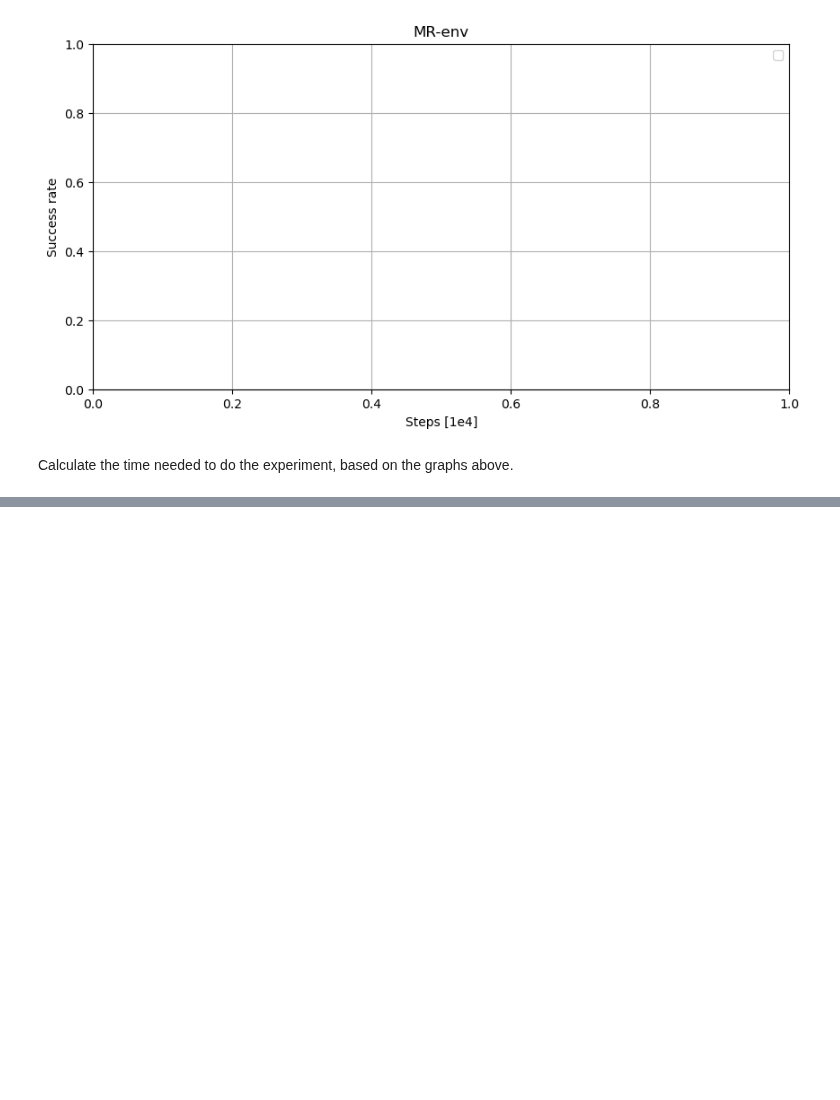
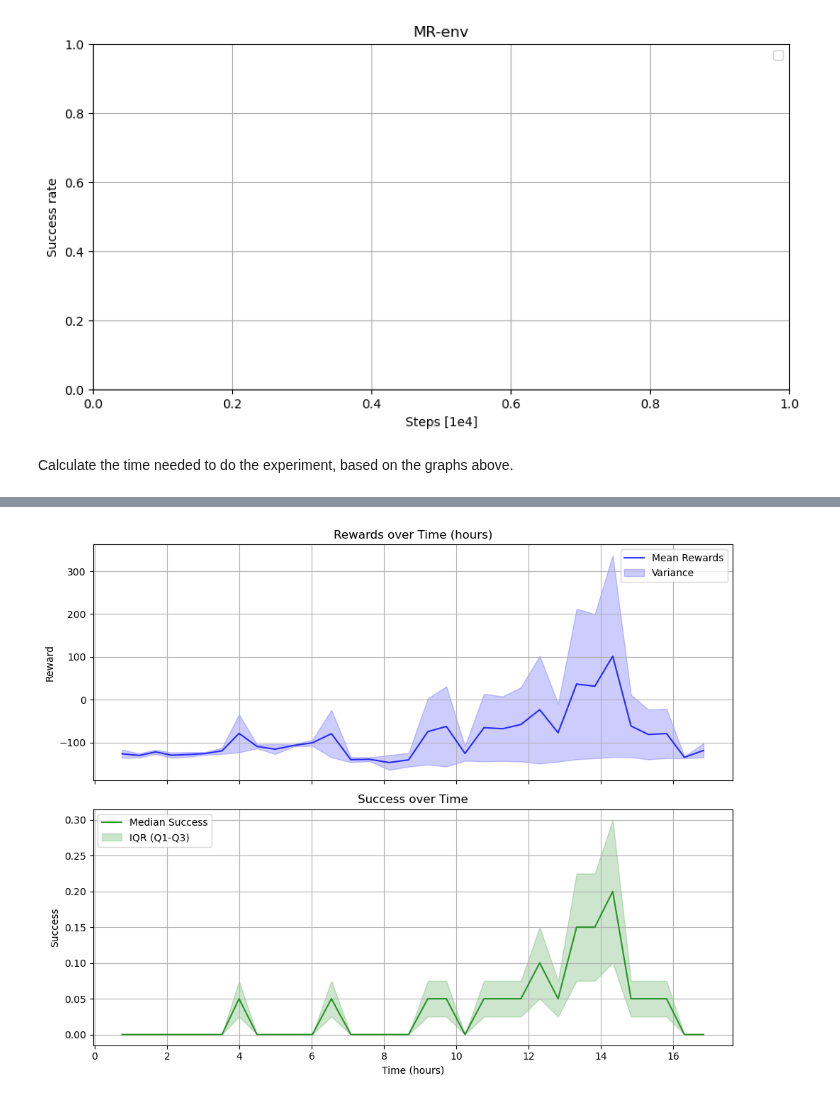
Before and after one commit to turcato-niccolo/test_turtlebot, a Jupyter notebook: results_gazebo.ipynb, the cells around one changed output, grey strips where cells are left out. Saved outputs shown, nothing was run; the diff lists cells and outputs as text; code cells hidden in the pictures; blank space fills up the shorter version.

```diff
--- a/results_gazebo.ipynb
+++ b/results_gazebo.ipynb
@@ -207,0 +348,25 @@ plot_evaluation_data("./results/eval_ExpD3_64_128_0.npz", window_size=10)
+# %%
+# Example usage
+data_paths = [
+    "./results/eval_TD3_64_128_0.npz",
+    "./results/eval_TD3_64_128_1.npz",
+    "./results/eval_TD3_64_128_2.npz",
+    "./results/eval_TD3_64_128_3.npz",
+    "./results/eval_TD3_64_128_4.npz"
+]
+
+# Example usage
+data_paths = [
+    "./results/eval_ExpD3_64_128_0.npz",
+    "./results/eval_ExpD3_64_128_1.npz",
+    "./results/eval_ExpD3_64_128_2.npz"
+]
+
+# Create plotter instance
+plotter = DataPlotter(data_paths)
+
+# Load and plot data
+plotter.load_data(fixed_time_limit=18)
+plotter.plot_evaluation_data(save_path='./images/evaluation_plot_ExpD3_64_128.png')
+# %% [output]
+[figure, added]
```
Also changed, not shown: parts of 4 cells of this notebook, 3 other files.
